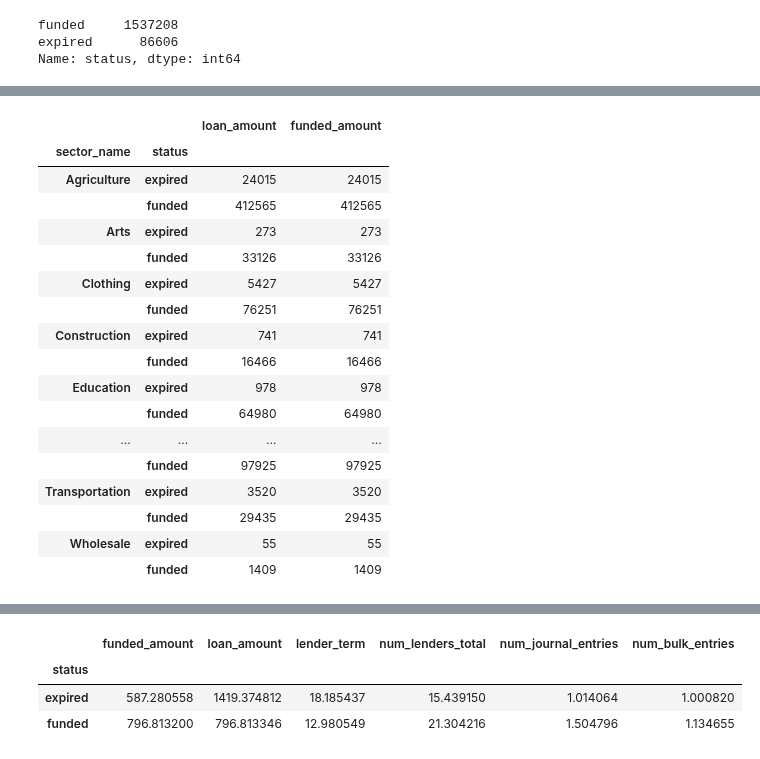
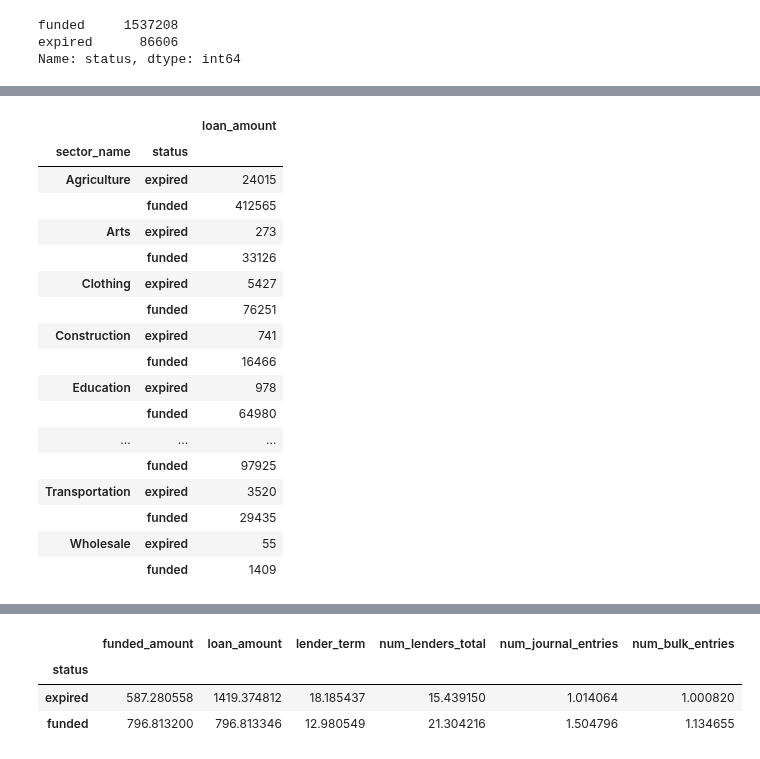
Before and after one commit to tantiboro/vaki, a Jupyter notebook: kiva_predict.ipynb, the cells around one changed output, grey strips where cells are left out. Cells and saved outputs as stored; diff of their text form; code cells hidden in the pictures.

```diff
--- a/kiva_predict.ipynb
+++ b/kiva_predict.ipynb
@@ -219,21 +166,21 @@ Name: sector_name, dtype: int64
 # %%
-dat[['loan_amount', 'funded_amount', 'sector_name', 'status']].groupby(['sector_name', 'status']).count()
+dat[['loan_amount', 'sector_name', 'status']].groupby(['sector_name', 'status']).count()
 # %% [output]
-|  |  | loan_amount | funded_amount |
-| sector_name | status |  |  |
-| Agriculture | expired | 24015 | 24015 |
-|  | funded | 412565 | 412565 |
-| Arts | expired | 273 | 273 |
-|  | funded | 33126 | 33126 |
-| Clothing | expired | 5427 | 5427 |
-|  | funded | 76251 | 76251 |
-| Construction | expired | 741 | 741 |
-|  | funded | 16466 | 16466 |
-| Education | expired | 978 | 978 |
-|  | funded | 64980 | 64980 |
-| ... | ... | ... | ... |
-|  | funded | 97925 | 97925 |
-| Transportation | expired | 3520 | 3520 |
-|  | funded | 29435 | 29435 |
-| Wholesale | expired | 55 | 55 |
-|  | funded | 1409 | 1409 |
+|  |  | loan_amount |
+| sector_name | status |  |
+| Agriculture | expired | 24015 |
+|  | funded | 412565 |
+| Arts | expired | 273 |
+|  | funded | 33126 |
+| Clothing | expired | 5427 |
+|  | funded | 76251 |
+| Construction | expired | 741 |
+|  | funded | 16466 |
+| Education | expired | 978 |
+|  | funded | 64980 |
+| ... | ... | ... |
+|  | funded | 97925 |
+| Transportation | expired | 3520 |
+|  | funded | 29435 |
+| Wholesale | expired | 55 |
+|  | funded | 1409 |
```
Also changed, not shown: parts of 98 cells of this notebook.
